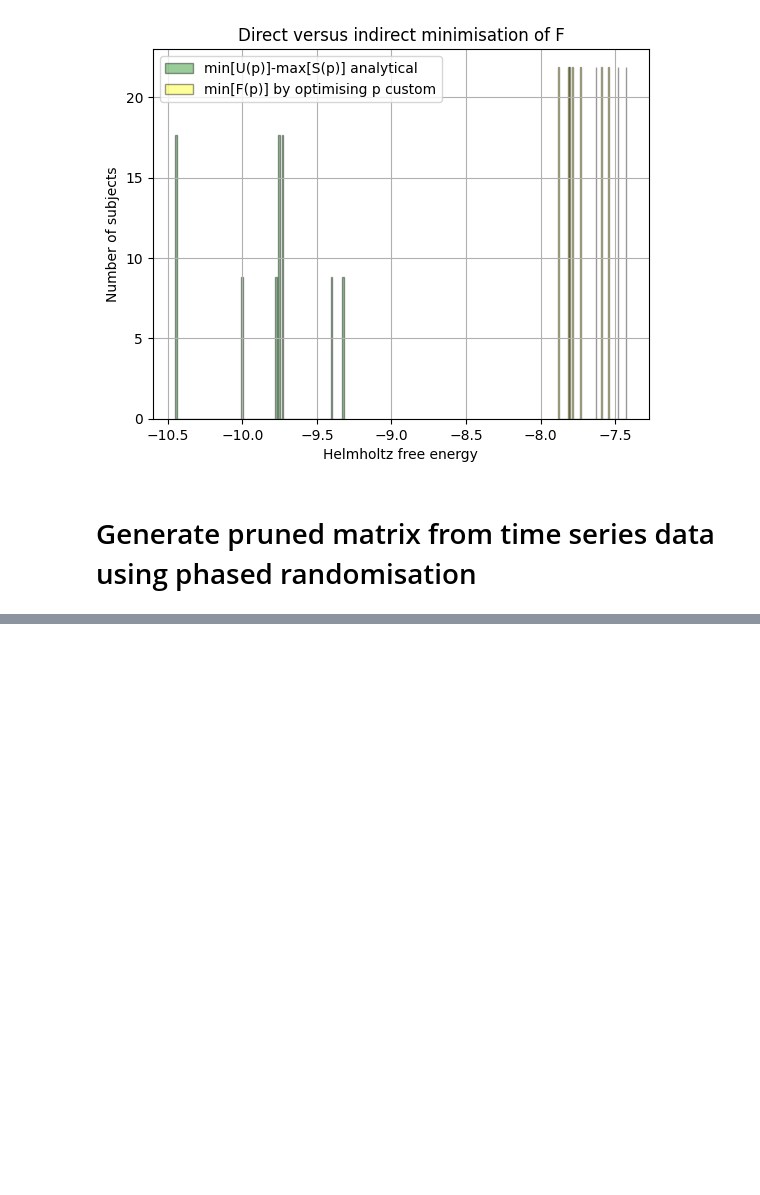
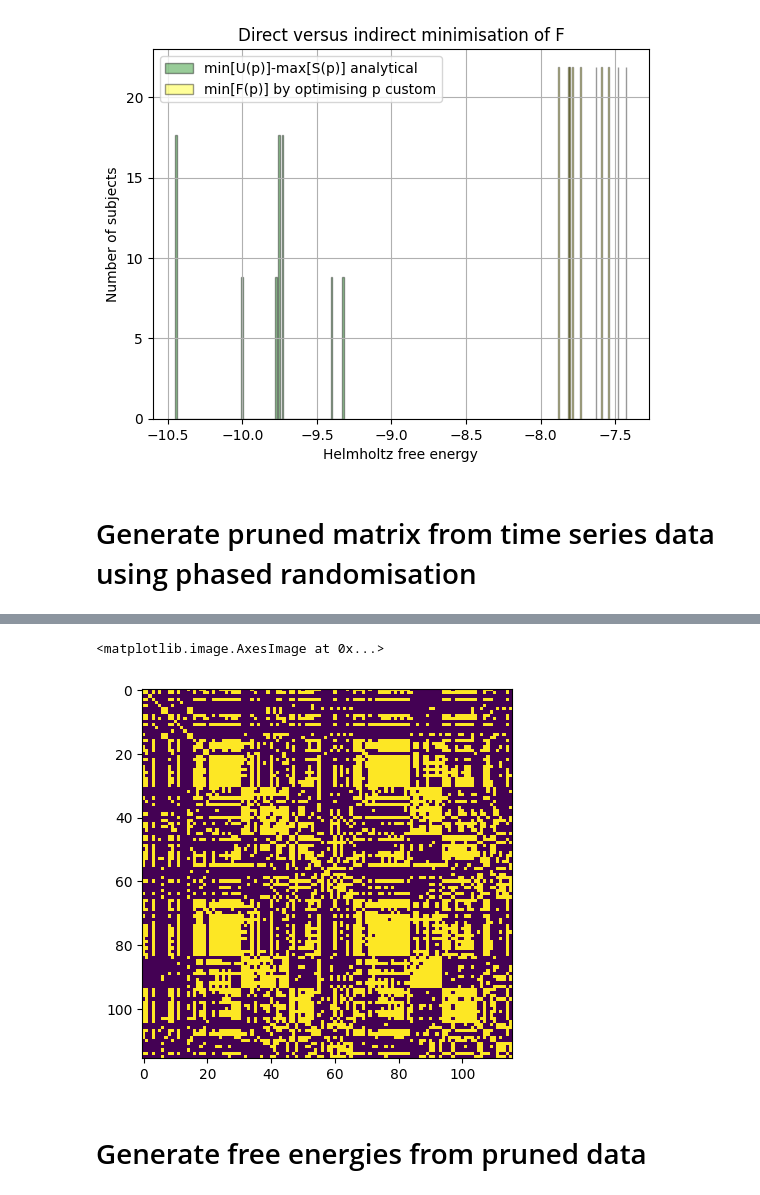
Before and after one commit to cyrilrommens/Free_energy_of_simplicial_complexes, a Jupyter notebook: Week_16.ipynb, the cells around one changed output, grey strips where cells are left out. Drawn from its saved outputs; the diff is of its cells as text; code cells hidden in the pictures; blank space fills up the shorter version.

Commit message:
Addition of pruned data generation

```diff
--- a/Week_16.ipynb
+++ b/Week_16.ipynb
@@ -210,0 +215,28 @@ plt.show()
+# %%
+# Example matrices
+random_matrix = random_corr  # Random matrix
+real_matrix = real_corr  # Real matrix, replace with your actual real matrix
+
+# Compute the 2.5th and 97.5th percentiles of the random matrix
+q025 = np.quantile(random_matrix, 0.010)
+q975 = np.quantile(random_matrix, 0.990)
+
+# Create a mask for elements in the real matrix that are NOT between q025 and q975
+mask = (real_matrix < q025) | (real_matrix > q975)
+
+# Apply mask to the real matrix
+# Option 1: Set elements within the quantiles to 0 (or choose another value)
+pruned_matrix = np.where(mask, real_matrix, 0)
+
+# Print lowest correlation value in the absolute pruned_matrix
+print(np.min(np.abs(pruned_matrix[pruned_matrix>0])))
+
+# Set all non-zero values to 1
+pruned_matrix = np.where(pruned_matrix != 0, 1, pruned_matrix)
+
+# Option 2: If you want to completely remove these elements, it's a bit more complex
+# as it would change the shape of the matrix. Typically, you'd work with the masked array
+# or adapt your data structure for analyses that ignore these values.
+
+# Show some of the pruned matrix values
+print(pruned_matrix)  # Adjust as needed for your inspection
@@ -210,0 +252,5 @@ plt.show()
+# %%
+plt.imshow(pruned_matrix)
+# %% [output]
+<matplotlib.image.AxesImage at 0x...>
+[figure, added]
@@ -210,0 +259,2 @@ plt.show()
+# %% [markdown]
+# Generate free energies from pruned data
```
Also changed, not shown: parts of 16 cells of this notebook, 6 other files.
